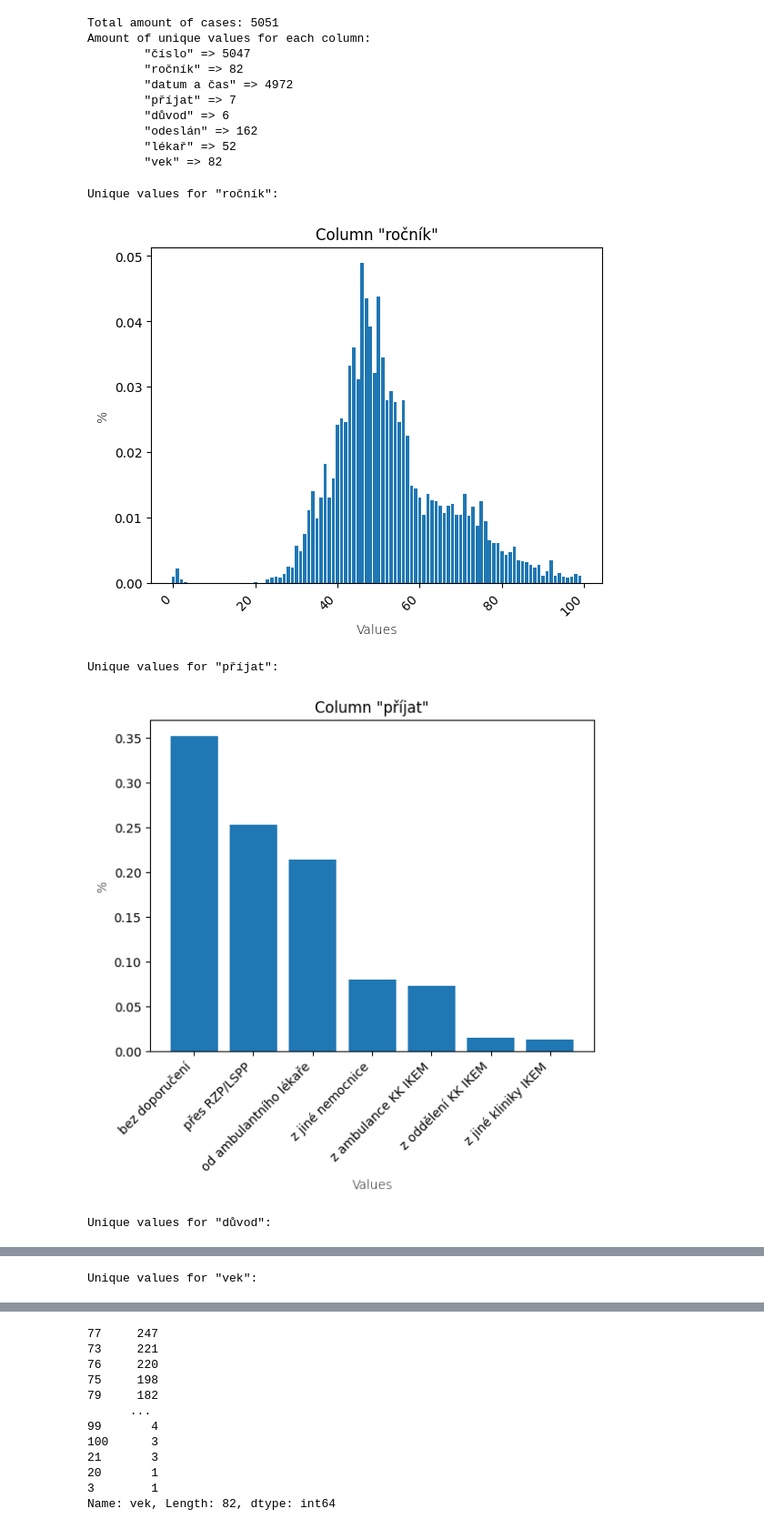
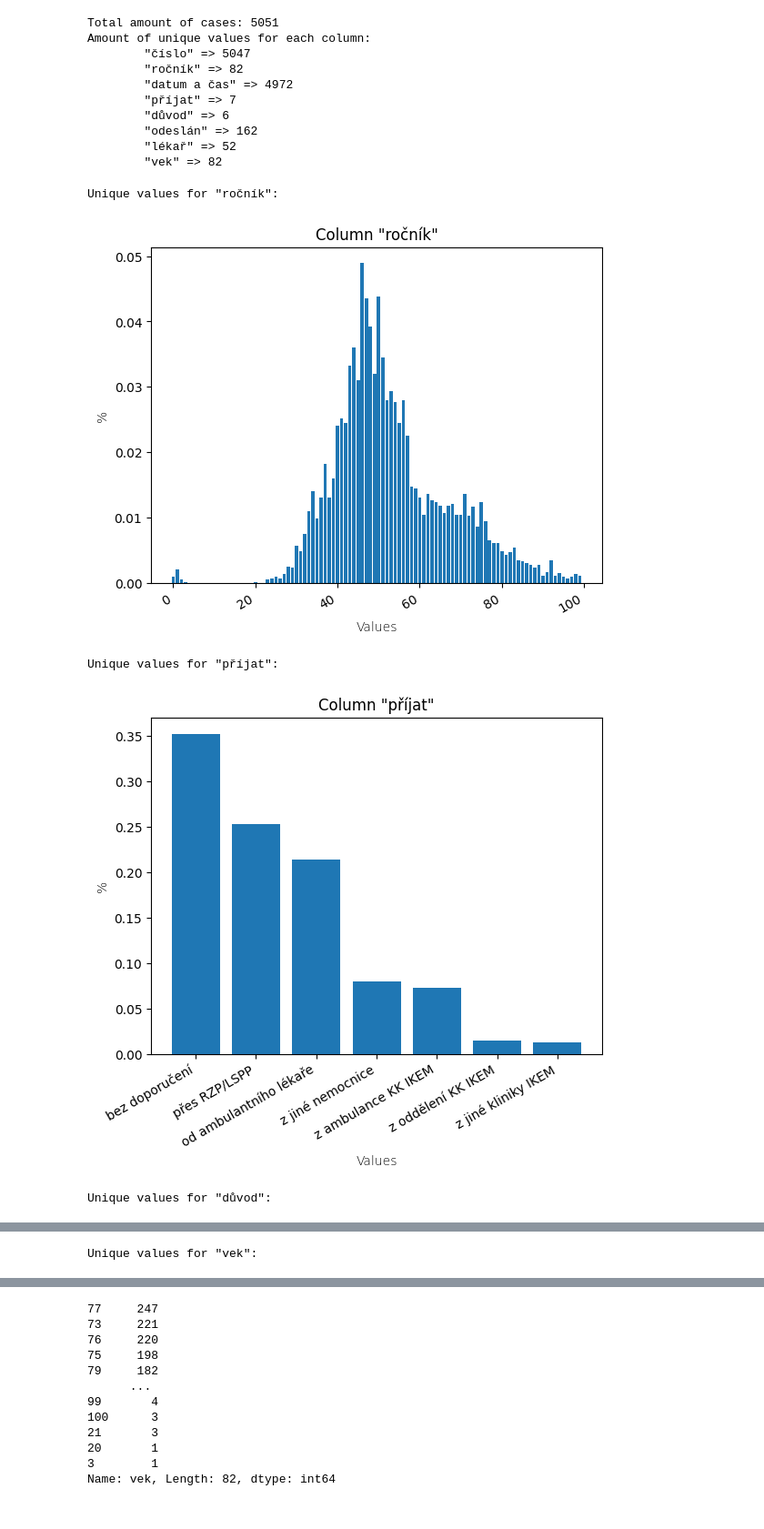
Before and after one commit to marnagy/DatasetAnalysis, a Jupyter notebook: EDA.ipynb, the cells around one changed output, grey strips where cells are left out. Shown at 91% size. Saved outputs shown, nothing was run; the diff lists cells and outputs as text; code cells hidden in the pictures.

```diff
--- a/EDA.ipynb
+++ b/EDA.ipynb
@@ -68,30 +68,30 @@ Amount of unique values for each column:
 # %%
 categorical_cols = ['ročník', 'příjat', 'důvod', 'vek']
 
 for col in categorical_cols:
     print(f'Unique values for "{col}":')
     values, counts = list(), list()
     value_counts = df[col].value_counts()
     for row_idx in value_counts.keys():
         values.append( row_idx )
         counts.append( value_counts[row_idx] )
 
     # normalize
     summed = sum(counts)
     counts = [ count/summed for count in counts ]
 
     plt.title(f'Column "{col}"')
     plt.ylabel('%', fontweight='light')
     plt.xlabel('Values', fontweight='light')
     plt.xticks(
-        rotation=45,
+        rotation=30,
         horizontalalignment='right'
     )
     plt.bar(values, counts)
     plt.show()
 # %% [output]
 Unique values for "ročník":
-[figure, old version]
+[figure, new version]
 Unique values for "příjat":
-[figure, old version]
+[figure, new version]
 Unique values for "důvod":
```
Also changed, not shown: parts of 1 cell of this notebook, 1 other file.
